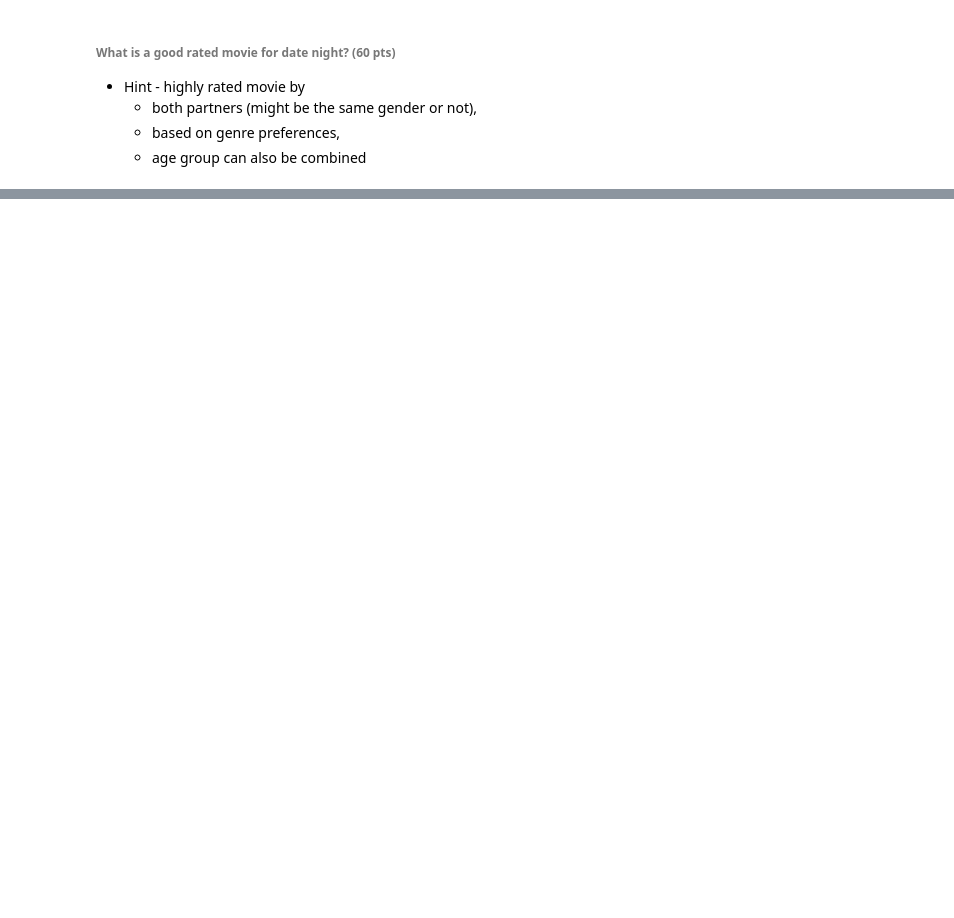
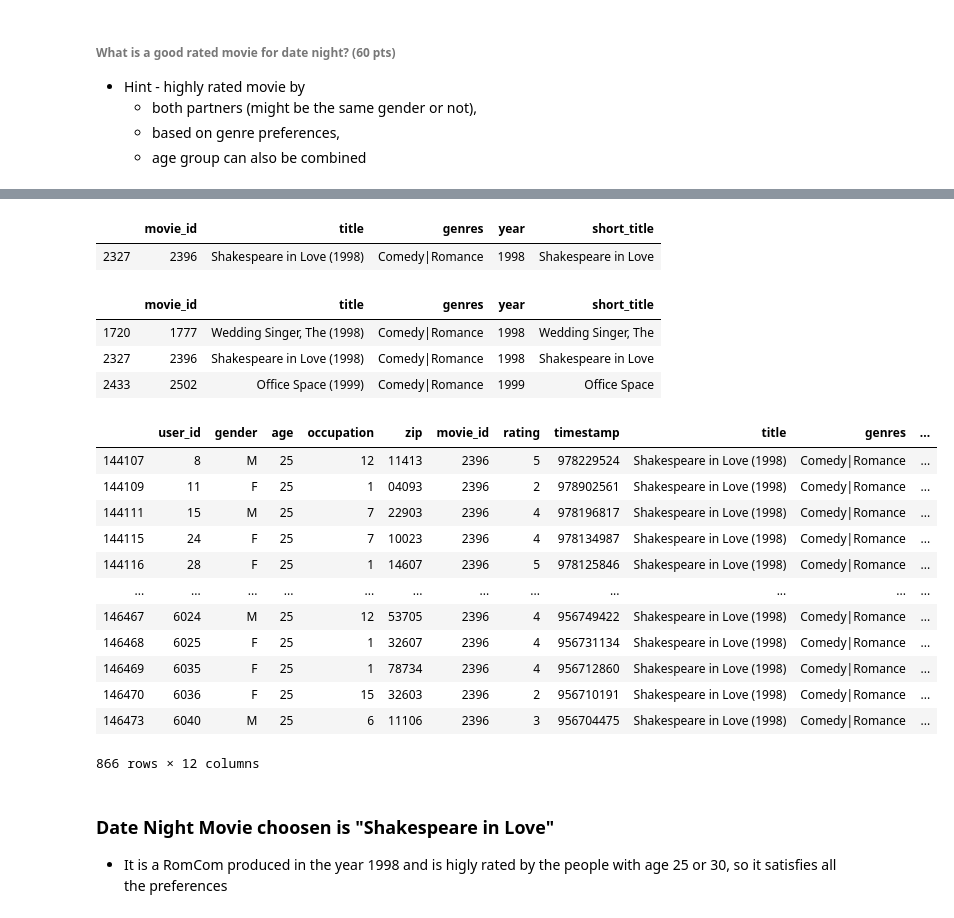
Before and after one commit to rashmihu/CSC-405-605_2020_Assignment, a Jupyter notebook: Assignment_2/code/date_night_movie.ipynb, the cells around one changed output, grey strips where cells are left out. Drawn from its saved outputs; the diff is of its cells as text; code cells hidden in the pictures; blank space fills up the shorter version.

```diff
--- a/Assignment_2/code/date_night_movie.ipynb
+++ b/Assignment_2/code/date_night_movie.ipynb
@@ -108,0 +222,31 @@ print movies.head()
+# %%
+movies[movies['movie_id'] == highRatedRomCom['movie_id'].iloc[0]]
+# %% [output]
+|  | movie_id | title | genres | year | short_title |
+| 2327 | 2396 | Shakespeare in Love (1998) | Comedy|Romance | 1998 | Shakespeare in Love |
+# %%
+movies[movies['movie_id'].isin( highRatedRomCom['movie_id'].head(3))]
+# %% [output]
+|  | movie_id | title | genres | year | short_title |
+| 1720 | 1777 | Wedding Singer, The (1998) | Comedy|Romance | 1998 | Wedding Singer, The |
+| 2327 | 2396 | Shakespeare in Love (1998) | Comedy|Romance | 1998 | Shakespeare in Love |
+| 2433 | 2502 | Office Space (1999) | Comedy|Romance | 1999 | Office Space |
+# %%
+userMovieRatings[(userMovieRatings['short_title']=='Shakespeare in Love') & (userMovieRatings['age'].isin([25,30]))]
+# %% [output]
+|  | user_id | gender | age | occupation | zip | movie_id | rating | timestamp | title | genres | ... |
+| 144107 | 8 | M | 25 | 12 | 11413 | 2396 | 5 | 978229524 | Shakespeare in Love (1998) | Comedy|Romance | ... |
+| 144109 | 11 | F | 25 | 1 | 04093 | 2396 | 2 | 978902561 | Shakespeare in Love (1998) | Comedy|Romance | ... |
+| 144111 | 15 | M | 25 | 7 | 22903 | 2396 | 4 | 978196817 | Shakespeare in Love (1998) | Comedy|Romance | ... |
+| 144115 | 24 | F | 25 | 7 | 10023 | 2396 | 4 | 978134987 | Shakespeare in Love (1998) | Comedy|Romance | ... |
+| 144116 | 28 | F | 25 | 1 | 14607 | 2396 | 5 | 978125846 | Shakespeare in Love (1998) | Comedy|Romance | ... |
+| ... | ... | ... | ... | ... | ... | ... | ... | ... | ... | ... | ... |
+| 146467 | 6024 | M | 25 | 12 | 53705 | 2396 | 4 | 956749422 | Shakespeare in Love (1998) | Comedy|Romance | ... |
+| 146468 | 6025 | F | 25 | 1 | 32607 | 2396 | 4 | 956731134 | Shakespeare in Love (1998) | Comedy|Romance | ... |
+| 146469 | 6035 | F | 25 | 1 | 78734 | 2396 | 4 | 956712860 | Shakespeare in Love (1998) | Comedy|Romance | ... |
+| 146470 | 6036 | F | 25 | 15 | 32603 | 2396 | 2 | 956710191 | Shakespeare in Love (1998) | Comedy|Romance | ... |
+| 146473 | 6040 | M | 25 | 6 | 11106 | 2396 | 3 | 956704475 | Shakespeare in Love (1998) | Comedy|Romance | ... |
+866 rows × 12 columns
+# %% [markdown]
+### Date Night Movie choosen is "Shakespeare in Love"
+- It is a RomCom produced in the year 1998 and is higly rated by the people with age 25 or 30, so it satisfies all the preferences
```
Also changed, not shown: parts of 18 cells of this notebook.
